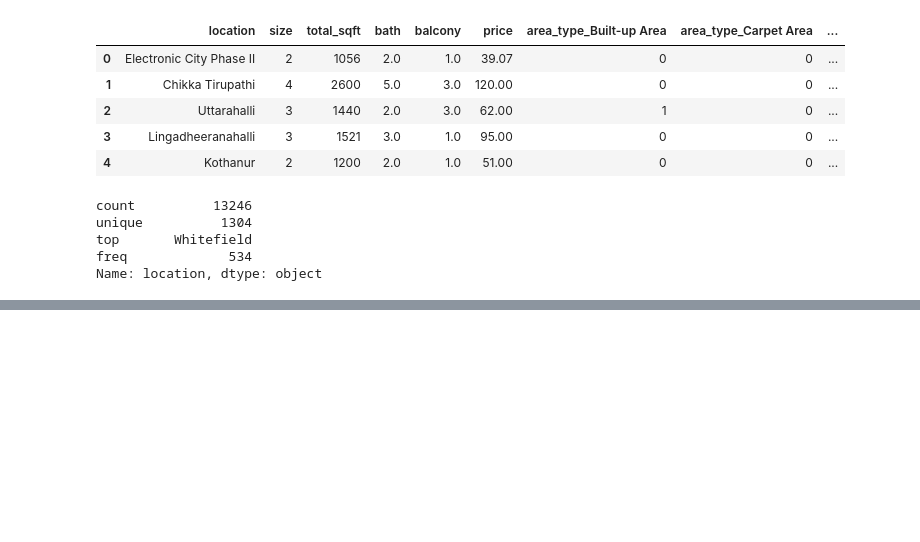
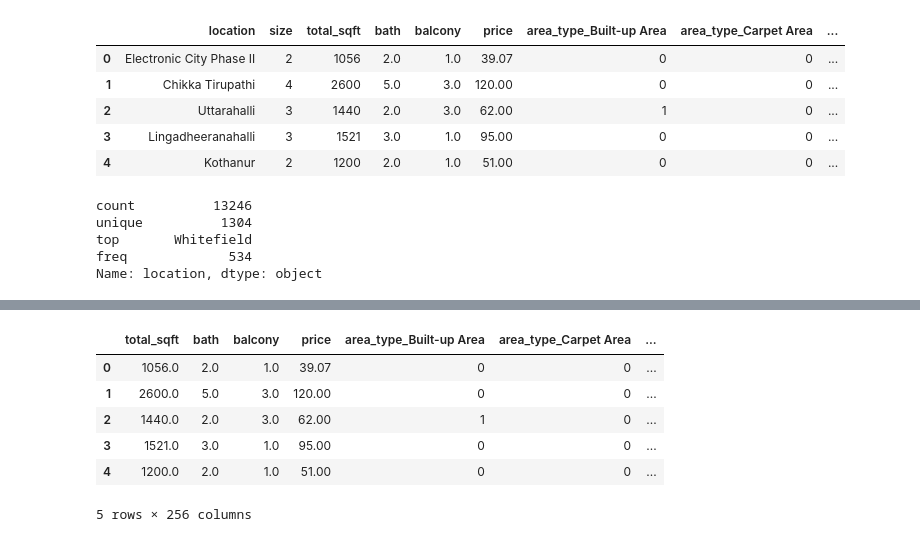
Before and after one commit to adityabommaraju/MachineLearning, a Jupyter notebook: Bangalore_House_Price_Prediction/Bangalore House Price Prediction.ipynb, the cells around one changed output, grey strips where cells are left out. Drawn from its saved outputs; the diff is of its cells as text; code cells hidden in the pictures; blank space fills up the shorter version.

```diff
--- a/Bangalore_House_Price_Prediction/Bangalore House Price Prediction.ipynb
+++ b/Bangalore_House_Price_Prediction/Bangalore House Price Prediction.ipynb
@@ -311,0 +347,16 @@ Name: location, Length: 13246, dtype: bool
+# %%
+def total_sqft_conv(x):
+    nums = [int(s) for s in x.split() if x.isdigit()]
+    return np.mean(nums)
+# %%
+df5['total_sqft'] = df5['total_sqft'].apply(lambda x:total_sqft_conv(x))
+# %%
+df5.head()
+# %% [output]
+|  | total_sqft | bath | balcony | price | area_type_Built-up Area | area_type_Carpet Area | ... |
+| 0 | 1056.0 | 2.0 | 1.0 | 39.07 | 0 | 0 | ... |
+| 1 | 2600.0 | 5.0 | 3.0 | 120.00 | 0 | 0 | ... |
+| 2 | 1440.0 | 2.0 | 3.0 | 62.00 | 1 | 0 | ... |
+| 3 | 1521.0 | 3.0 | 1.0 | 95.00 | 0 | 0 | ... |
+| 4 | 1200.0 | 2.0 | 1.0 | 51.00 | 0 | 0 | ... |
+5 rows × 256 columns
```
Also changed, not shown: parts of 15 cells of this notebook, 3 other files.
